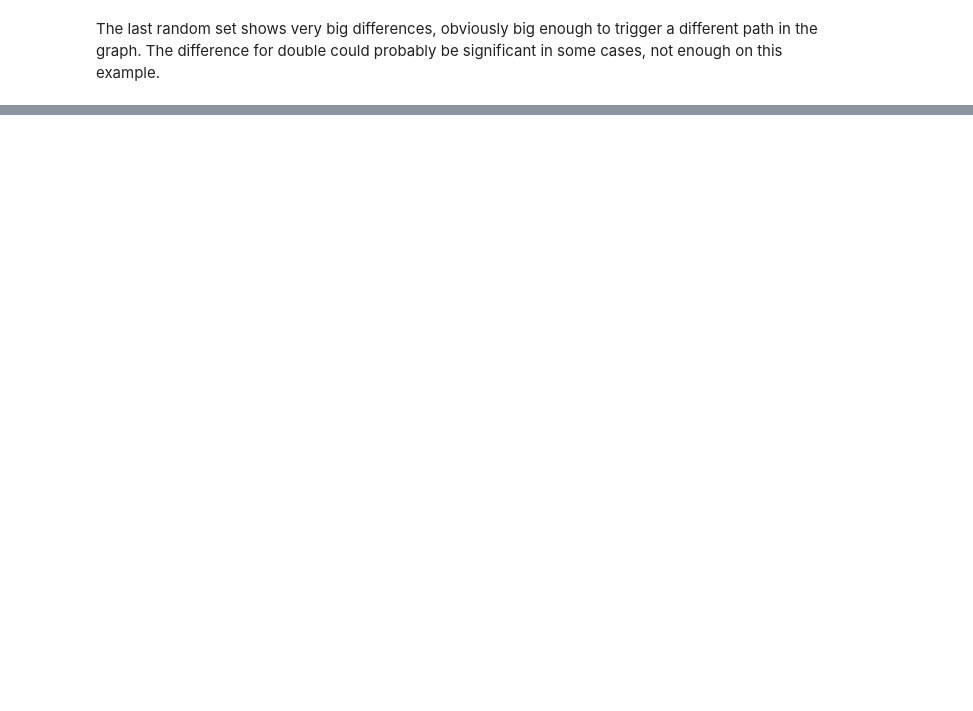
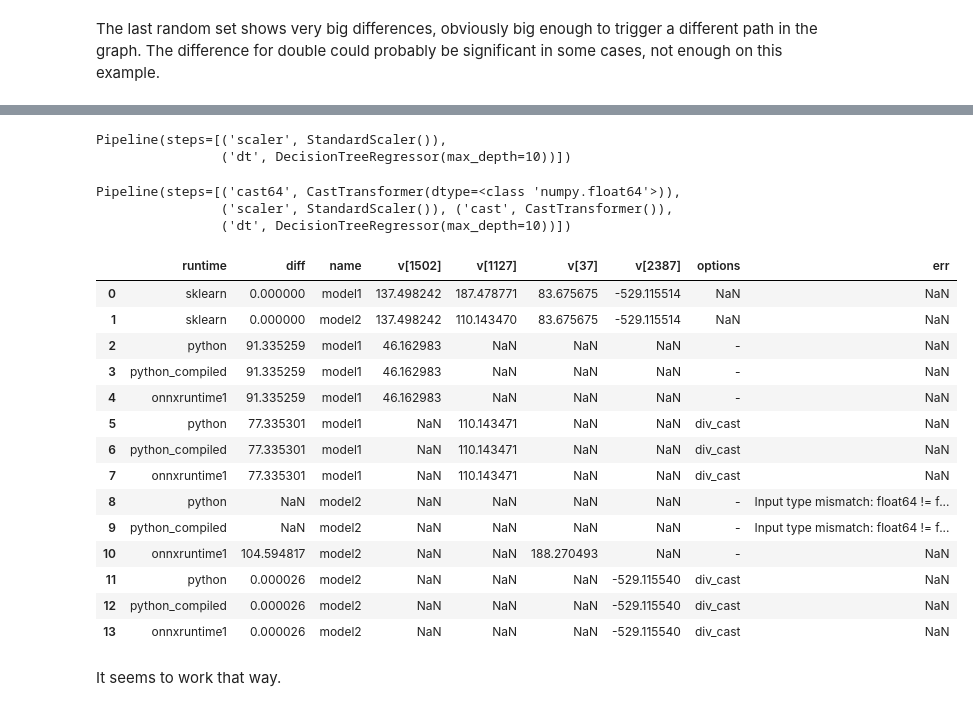
Before and after one commit to sdpython/mlprodict, a Jupyter notebook: _doc/notebooks/onnx_discrepencies.ipynb, the cells around one changed output, grey strips where cells are left out. Cells and saved outputs as stored; diff of their text form; code cells hidden in the pictures; blank space fills up the shorter version.

Commit message:
fix notebook, update runtime for scaler

```diff
--- a/_doc/notebooks/onnx_discrepencies.ipynb
+++ b/_doc/notebooks/onnx_discrepencies.ipynb
@@ -389,0 +533,80 @@ The last random set shows very big differences, obviously big enough to trigger
+# %%
+model1 = Pipeline([
+    ('scaler', StandardScaler()),
+    ('dt', DecisionTreeRegressor(max_depth=max_depth))
+])
+
+model1.fit(Xi_train, yi_train)
+# %% [output]
+Pipeline(steps=[('scaler', StandardScaler()),
+                ('dt', DecisionTreeRegressor(max_depth=10))])
+# %%
+from skl2onnx.sklapi import CastTransformer
+
+model2 = Pipeline([
+    ('cast64', CastTransformer(dtype=numpy.float64)),
+    ('scaler', StandardScaler()),
+    ('cast', CastTransformer()),
+    ('dt', DecisionTreeRegressor(max_depth=max_depth))
+])
+
+model2.fit(Xi_train, yi_train)
+# %% [output]
+Pipeline(steps=[('cast64', CastTransformer(dtype=<class 'numpy.float64'>)),
+                ('scaler', StandardScaler()), ('cast', CastTransformer()),
+                ('dt', DecisionTreeRegressor(max_depth=10))])
+# %%
+X32 = Xi_test.astype(numpy.float32)
+models = [('model1', model1, X32), ('model2', model2, X32)]
+options = [('-', None),
+           ('div_cast', {StandardScaler: {'div': 'div_cast'}})]
+
+obs = [dict(runtime='sklearn', diff=0, name='model1'),
+       dict(runtime='sklearn', diff=0, name='model2')]
+for name, mod, x32 in models:
+    for no, opts in options:
+        onx = to_onnx(mod, Xi_train[:1].astype(numpy.float32),
+                      options=opts)
+        for runtime in ['python', 'python_compiled', 'onnxruntime1']:
+            oinf = OnnxInference(onx, runtime=runtime)
+            y_skl = mod.predict(x32)
+            try:
+                y_onx = oinf.run({'X': x32})['variable']
+            except Exception as e:
+                obs.append(dict(runtime=runtime, err=str(e),
+                                name=name, options=no))
+                continue
+
+            delta = numpy.abs(y_skl - y_onx.ravel())
+            am = delta.argmax()
+
+            obs.append(dict(runtime=runtime, diff=delta.max(),
+                            name=name, options=no))
+            obs[-1]['v[%d]' % am] = y_onx.ravel()[am]
+            if name == 'model1':
+                obs[0]['v[%d]' % am] = y_skl.ravel()[am]
+                obs[1]['v[%d]' % am] = model2.predict(Xi_test).ravel()[am]
+            elif name == 'model2':
+                obs[0]['v[%d]' % am] = model1.predict(Xi_test).ravel()[am]
+                obs[1]['v[%d]' % am] = y_skl.ravel()[am]
+
+df = pandas.DataFrame(obs)
+df
+# %% [output]
+|  | runtime | diff | name | v[1502] | v[1127] | v[37] | v[2387] | options | err |
+| 0 | sklearn | 0.000000 | model1 | 137.498242 | 187.478771 | 83.675675 | -529.115514 | NaN | NaN |
+| 1 | sklearn | 0.000000 | model2 | 137.498242 | 110.143470 | 83.675675 | -529.115514 | NaN | NaN |
+| 2 | python | 91.335259 | model1 | 46.162983 | NaN | NaN | NaN | - | NaN |
+| 3 | python_compiled | 91.335259 | model1 | 46.162983 | NaN | NaN | NaN | - | NaN |
+| 4 | onnxruntime1 | 91.335259 | model1 | 46.162983 | NaN | NaN | NaN | - | NaN |
+| 5 | python | 77.335301 | model1 | NaN | 110.143471 | NaN | NaN | div_cast | NaN |
+| 6 | python_compiled | 77.335301 | model1 | NaN | 110.143471 | NaN | NaN | div_cast | NaN |
+| 7 | onnxruntime1 | 77.335301 | model1 | NaN | 110.143471 | NaN | NaN | div_cast | NaN |
+| 8 | python | NaN | model2 | NaN | NaN | NaN | NaN | - | Input type mismatch: float64 != f... |
+| 9 | python_compiled | NaN | model2 | NaN | NaN | NaN | NaN | - | Input type mismatch: float64 != f... |
+| 10 | onnxruntime1 | 104.594817 | model2 | NaN | NaN | 188.270493 | NaN | - | NaN |
+| 11 | python | 0.000026 | model2 | NaN | NaN | NaN | -529.115540 | div_cast | NaN |
+| 12 | python_compiled | 0.000026 | model2 | NaN | NaN | NaN | -529.115540 | div_cast | NaN |
+| 13 | onnxruntime1 | 0.000026 | model2 | NaN | NaN | NaN | -529.115540 | div_cast | NaN |
+# %% [markdown]
+It seems to work that way.
```
Also changed, not shown: parts of 33 cells of this notebook, 2 other files.
